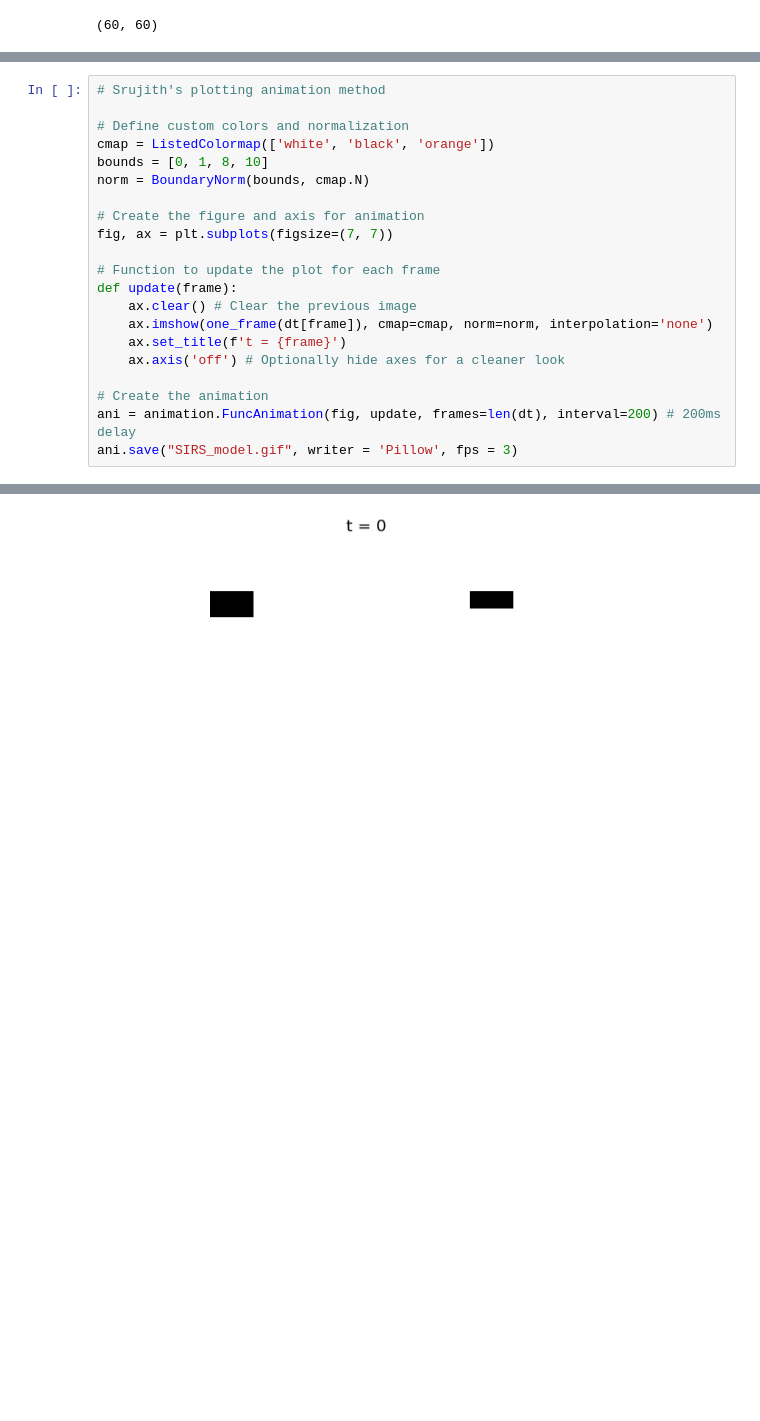
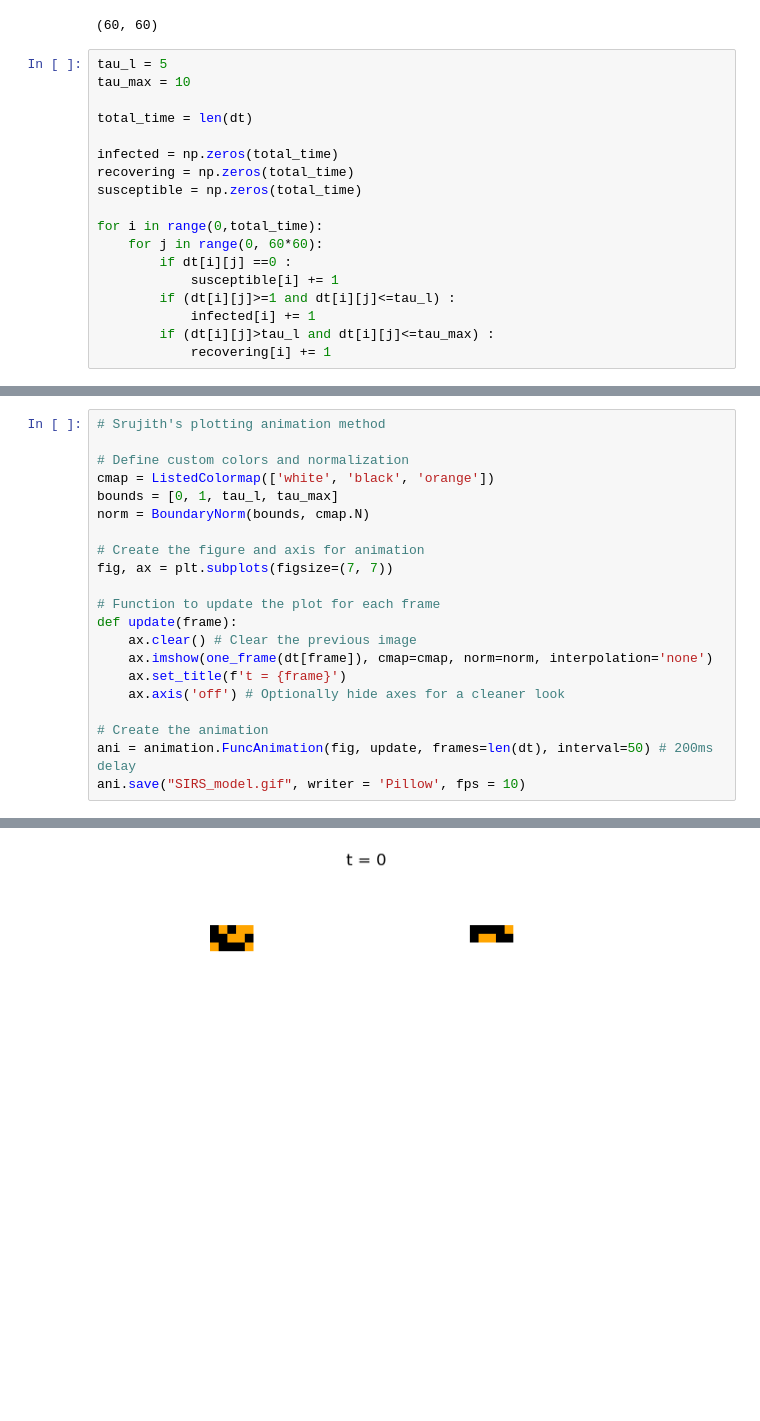
Before and after one commit to sdpmrya/IDC621-Term-paper-1, a Jupyter notebook: Plotting and analysis.ipynb, the cells around one changed output, grey strips where cells are left out. Cells and saved outputs as stored; diff of their text form; blank space fills up the shorter version.

Commit message:
updated the plotting and analysis

```diff
--- a/Plotting and analysis.ipynb
+++ b/Plotting and analysis.ipynb
@@ -50,3 +49,21 @@ plt.show()
 print(one_frame(dt[0]).shape)
 # %% [output]
 (60, 60)
+# %%
+tau_l = 5
+tau_max = 10
+
+total_time = len(dt)
+
+infected = np.zeros(total_time)
+recovering = np.zeros(total_time)
+susceptible = np.zeros(total_time)
+
+for i in range(0,total_time):
+    for j in range(0, 60*60):
+        if dt[i][j] ==0 :
+            susceptible[i] += 1
+        if (dt[i][j]>=1 and dt[i][j]<=tau_l) :
+            infected[i] += 1
+        if (dt[i][j]>tau_l and dt[i][j]<=tau_max) :
+            recovering[i] += 1
@@ -55,7 +83,7 @@ print(one_frame(dt[0]).shape)
 
 # Define custom colors and normalization
 cmap = ListedColormap(['white', 'black', 'orange'])
-bounds = [0, 1, 8, 10]
+bounds = [0, 1, tau_l, tau_max]
 norm = BoundaryNorm(bounds, cmap.N)
 
 # Create the figure and axis for animation
@@ -69,8 +97,8 @@ def update(frame):
     ax.axis('off') # Optionally hide axes for a cleaner look
 
 # Create the animation
-ani = animation.FuncAnimation(fig, update, frames=len(dt), interval=200) # 200ms delay
-ani.save("SIRS_model.gif", writer = 'Pillow', fps = 3)
+ani = animation.FuncAnimation(fig, update, frames=len(dt), interval=50) # 200ms delay
+ani.save("SIRS_model.gif", writer = 'Pillow', fps = 10)
 # %% [output]
 MovieWriter Pillow unavailable; using Pillow instead.
 Exception ignored in: <function WeakMethod.__new__.<locals>._cb at 0x...>
@@ -88,5 +116,5 @@ Traceback (most recent call last):
   File "/home/sudeep/miniconda3/lib/python3.12/site-packages/matplotlib/cbook.py", line 248, in _remove_proxy
     del self.callbacks[signal][cid]
         ~~~~~~~~~~~~~~^^^^^^^^
 KeyError: 'changed'
-[figure, old version]
+[figure, new version]
```
Also changed, not shown: parts of 5 cells of this notebook, 5 other files.
